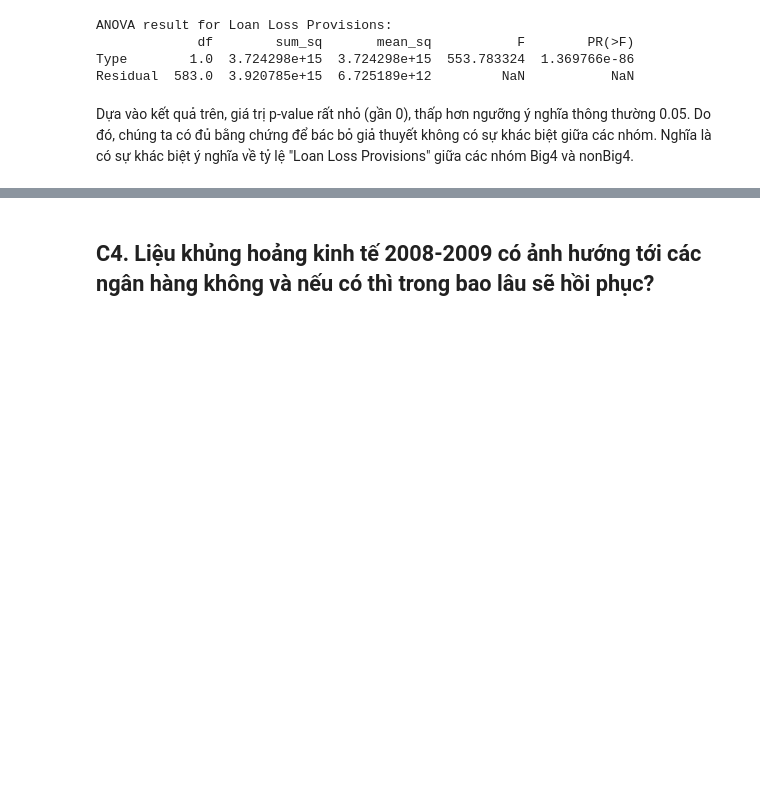
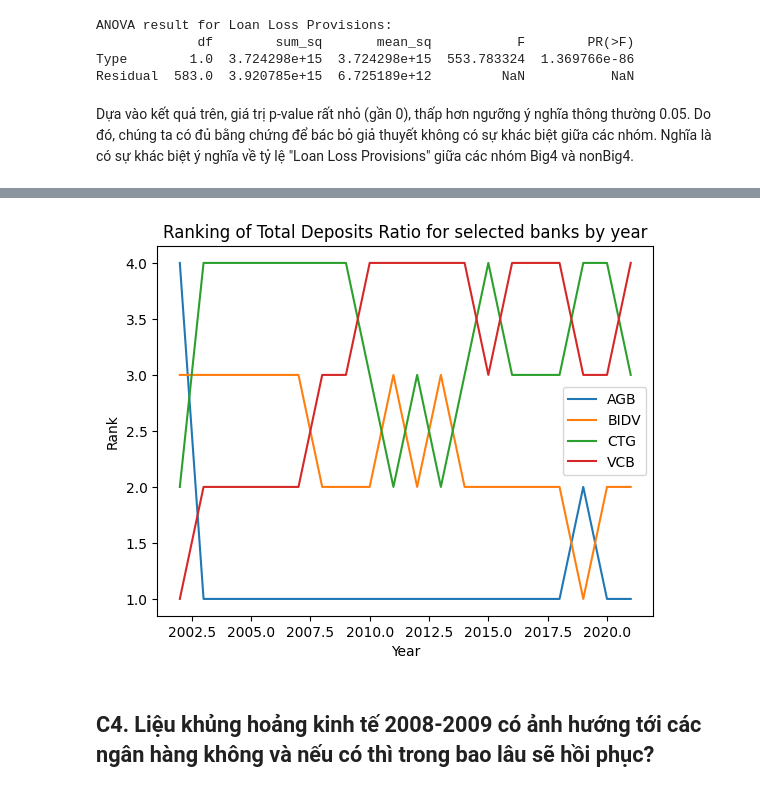
Before and after one commit to trhgquan/MTH063, a Jupyter notebook: final/vn-bank.ipynb, the cells around one changed output, grey strips where cells are left out. Drawn from its saved outputs; the diff is of its cells as text; code cells hidden in the pictures; blank space fills up the shorter version.

```diff
--- a/final/vn-bank.ipynb
+++ b/final/vn-bank.ipynb
@@ -496,3 +540,31 @@ Dựa vào kết quả trên, giá trị p-value rất nhỏ (gần 0), thấp h
+# %%
+# Lọc dữ liệu cho các ngân hàng AGB, BIDV, CTG, VCB
+selected_banks = ['AGB', 'BIDV', 'CTG', 'VCB']
+filtered_data = df[df['Bank Code'].isin(selected_banks)]
+
+# Tạo một DataFrame mới để lưu trữ thông tin thứ tự (thứ bậc)
+rank_data = pd.DataFrame()
+
+# Duyệt qua từng năm
+years = filtered_data['Year'].unique()
+for year in years:
+    year_data = filtered_data[filtered_data['Year'] == year]
+    year_data_sorted = year_data.sort_values(by='Total Deposits Ratio', ascending=False)
+    year_data_sorted['Rank'] = range(1, len(year_data_sorted) + 1)
+    rank_data = pd.concat([rank_data, year_data_sorted])
+# %%
+# Vẽ biểu đồ đường cho từng ngân hàng theo từng năm
+for bank in selected_banks:
+    bank_data = rank_data[rank_data['Bank Code'] == bank]
+    plt.plot(bank_data['Year'], bank_data['Rank'], label=bank)
+
+plt.xlabel('Year')
+plt.ylabel('Rank')
+plt.title('Ranking of Total Deposits Ratio for selected banks by year')
+plt.legend()
+plt.show()
+# %% [output]
+[figure, added]
 # %% [markdown]
 ## C4. Liệu khủng hoảng kinh tế 2008-2009 có ảnh hướng tới các ngân hàng không và nếu có thì trong bao lâu sẽ hồi phục?
 # %%
```
Also changed, not shown: parts of 1 cell of this notebook.
